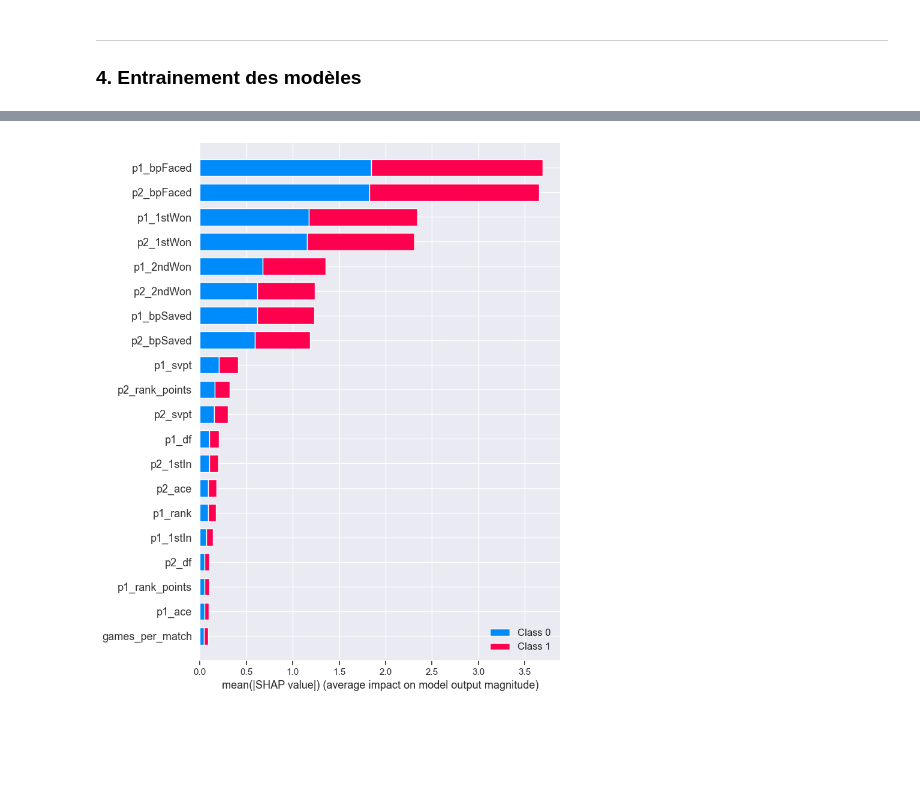
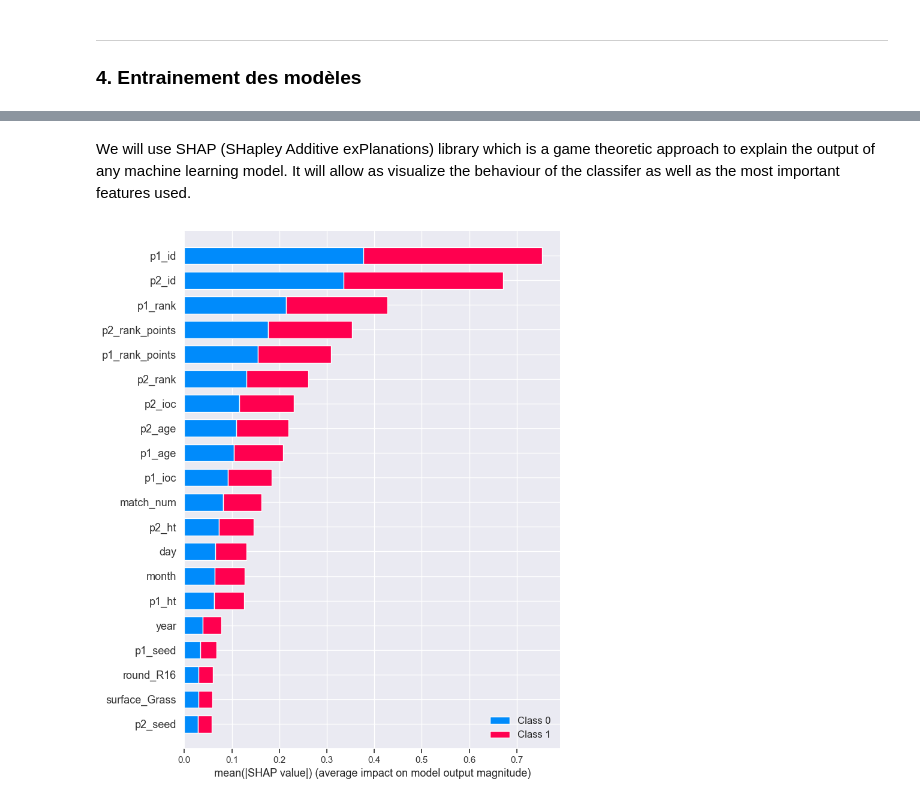
Before and after one commit to siwaar/Tennis_prediction, a Jupyter notebook: ABBES_Siwar_LBC_UseCase.ipynb, the cells around one changed output, grey strips where cells are left out. Saved outputs shown, nothing was run; the diff lists cells and outputs as text; code cells hidden in the pictures; blank space fills up the shorter version.

```diff
--- a/ABBES_Siwar_LBC_final_version.ipynb
+++ b/ABBES_Siwar_LBC_UseCase.ipynb
@@ -833,0 +754,16 @@ Fitting 3 folds for each of 192 candidates, totalling 576 fits
+# %%
+dic = {'DecisionTreeClassifier':DecisionTreeClassifier(),
+       'RandomForestClassifier': RandomForestClassifier(),
+       'LGBMClassifier': LGBMClassifier(),
+       'XGBClassifier':XGBClassifier()
+       }
+
+train_time = []
+
+for name, clf in dic.items():
+    tic = time()
+    clf.fit(encoded_X_train, y_train)
+    toc = time()
+    train_time.append(toc - tic)
+
+    print(" {} - Training duration : {} sec".format(name, train_time[-1]))
@@ -833,0 +775,8 @@ Fitting 3 folds for each of 192 candidates, totalling 576 fits
+# %%
+y_test_pred = []
+test_time = []
+for name, clf in dic.items():
+    tic = time()
+    y_test_pred.append(clf.predict(encoded_X_test))
+    toc = time()
+    test_time.append(toc - tic)
@@ -833,0 +828,2 @@ Fitting 3 folds for each of 192 candidates, totalling 576 fits
+# %%
+model_best_hyperp = fine_tune_best_model(encoded_X_train, y_train)
@@ -833,0 +836,9 @@ Fitting 3 folds for each of 192 candidates, totalling 576 fits
+# %%
+start_train = time()
+model_best_hyperp.fit(encoded_X_train, y_train)
+end_train = time()
+
+start_test = time()
+y_test_pred = model_best_hyperp.predict(encoded_X_test)
+end_test = time()
+display_classification_result(y_test, [y_test_pred], ['Fine Tuned LGB'], [end_train - start_train], [end_test - start_test])
@@ -886,7 +852,9 @@ weighted avg       0.91      0.91      0.91      2462
+# %% [markdown]
+We will use SHAP (SHapley Additive exPlanations) library which is a game theoretic approach to explain the output of any machine learning model. It will allow as visualize the behaviour of the classifer as well as the most important features used.
 # %%
 # explication of model results with shap values
-explainer = shap.TreeExplainer(best_model)
-shap_values = explainer.shap_values(X_ts)
-shap.summary_plot(shap_values, X_ts)
+explainer = shap.TreeExplainer(model_best_hyperp)
+shap_values = explainer.shap_values(encoded_X_test)
+shap.summary_plot(shap_values, encoded_X_test)
 # %% [output]
-[figure, old version]
+[figure, new version]
```
Also changed, not shown: parts of 46 cells of this notebook, 9 other files.
